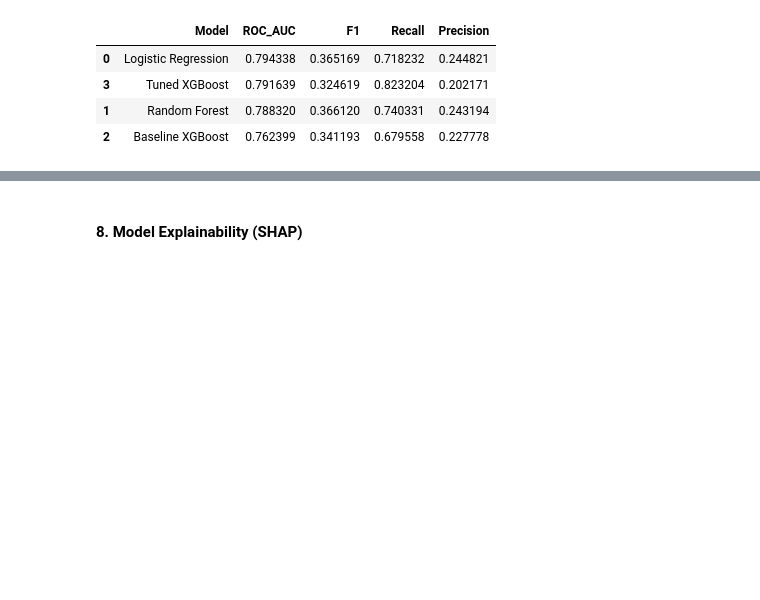
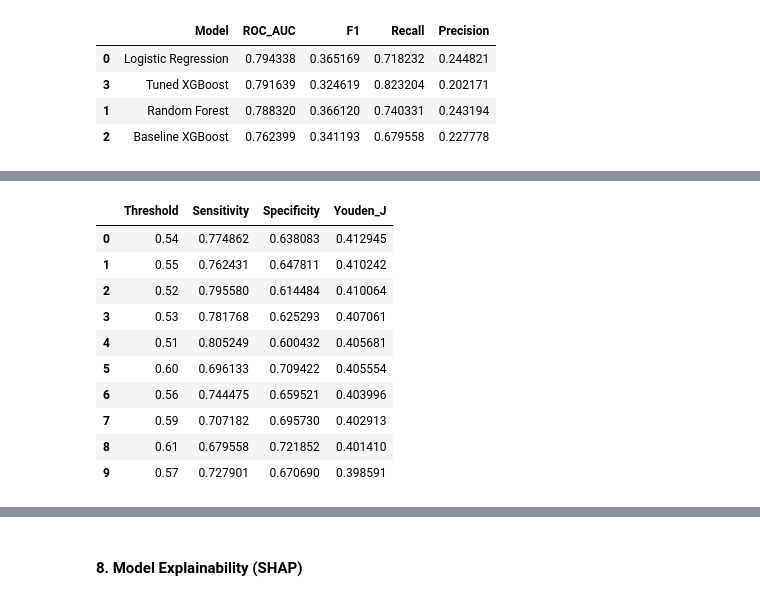
Before and after one commit to Phawazz/HyperSense, a Jupyter notebook: notebooks/07_bmi_model_ready.ipynb, the cells around one changed output, grey strips where cells are left out. Saved outputs shown, nothing was run; the diff lists cells and outputs as text; code cells hidden in the pictures; blank space fills up the shorter version.

```diff
--- a/notebooks/07_bmi_model_ready.ipynb
+++ b/notebooks/07_bmi_model_ready.ipynb
@@ -794,7 +794,8 @@ random_search = RandomizedSearchCV(
     cv=cv,
     verbose=1,
     random_state=42,
-    n_jobs=-1
+    n_jobs=-1,
+    refit= True # naturally default but just keeping this here
 )
 
 # Fit search
@@ -1005,29 +971,58 @@ threshold_df.sort_values(
 # %%
-# Visualize
-plt.figure(figsize=(10,6))
+# YOUden's INDEX THRESHOLD SELECTION
+# Uses OOF predictions from X_train only.
+# X_test / y_test are deliberately not touched here.
 
-plt.plot(
-    threshold_df["Threshold"],
-    threshold_df["Precision"],
-    label="Precision"
+youden_results = []
+
+threshold_grid = np.arange(0.10, 0.91, 0.01)
+
+for threshold in threshold_grid:
+
+    oof_pred = (
+        oof_prob >= threshold
+    ).astype(int)
+
+    tn, fp, fn, tp = confusion_matrix(
+        y_train,
+        oof_pred,
+        labels=[0, 1]
+    ).ravel()
+
+    sensitivity = tp / (tp + fn) if (tp + fn) > 0 else 0
+    specificity = tn / (tn + fp) if (tn + fp) > 0 else 0
+
+    youden_j = sensitivity + specificity - 1
+
+    youden_results.append({
+        "Threshold": round(float(threshold), 2),
+        "Sensitivity": sensitivity,
+        "Specificity": specificity,
+        "Youden_J": youden_j
+    })
+
+youden_df = pd.DataFrame(youden_results)
+
+# Deterministic selection:
+# 1. Maximize Youden's J.
+# 2. If tied, prioritise the highest sensitivity.
+# 3. If still tied, select the lowest numerical threshold.
+
+youden_df = youden_df.sort_values(
+    by=["Youden_J", "Sensitivity", "Threshold"],
+    ascending=[False, False, True]
+).reset_index(drop=True)
+
+youden_threshold = float(
+    youden_df.loc[0, "Threshold"]
 )
 
-plt.plot(
-    threshold_df["Threshold"],
-    threshold_df["Recall"],
-    label="Recall"
-)
+print("OOF Youden's-index threshold selection")
+print("---------------------------------------")
+print(f"Selected threshold: {youden_threshold:.2f}")
+print(f"Sensitivity:        {youden_df.loc[0, 'Sensitivity']:.4f}")
+print(f"Specificity:        {youden_df.loc[0, 'Specificity']:.4f}")
+print(f"Youden's J:         {youden_df.loc[0, 'Youden_J']:.4f}")
 
-plt.plot(
-    threshold_df["Threshold"],
-    threshold_df["F1"],
-    label="F1"
-)
-
-plt.xlabel("Threshold")
-plt.ylabel("Score")
-plt.title("Threshold Optimization")
-plt.legend()
-
-plt.show()
+youden_df.head(10)
 # %% [output]
@@ -1034,0 +1035,11 @@ plt.show()
+|  | Threshold | Sensitivity | Specificity | Youden_J |
+| 0 | 0.54 | 0.774862 | 0.638083 | 0.412945 |
+| 1 | 0.55 | 0.762431 | 0.647811 | 0.410242 |
+| 2 | 0.52 | 0.795580 | 0.614484 | 0.410064 |
+| 3 | 0.53 | 0.781768 | 0.625293 | 0.407061 |
+| 4 | 0.51 | 0.805249 | 0.600432 | 0.405681 |
+| 5 | 0.60 | 0.696133 | 0.709422 | 0.405554 |
+| 6 | 0.56 | 0.744475 | 0.659521 | 0.403996 |
+| 7 | 0.59 | 0.707182 | 0.695730 | 0.402913 |
+| 8 | 0.61 | 0.679558 | 0.721852 | 0.401410 |
+| 9 | 0.57 | 0.727901 | 0.670690 | 0.398591 |
```
Also changed, not shown: parts of 17 cells of this notebook, 1 other file.
